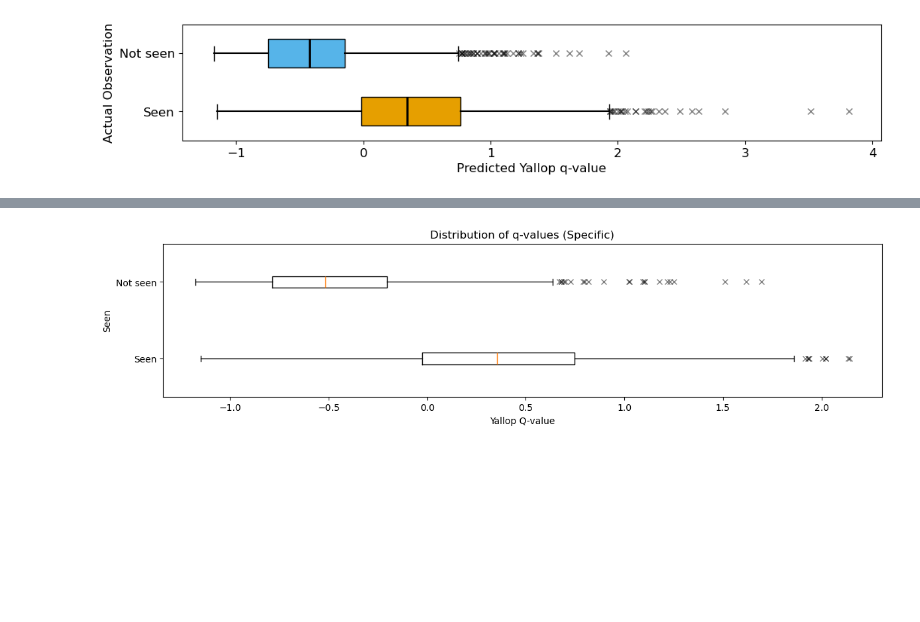
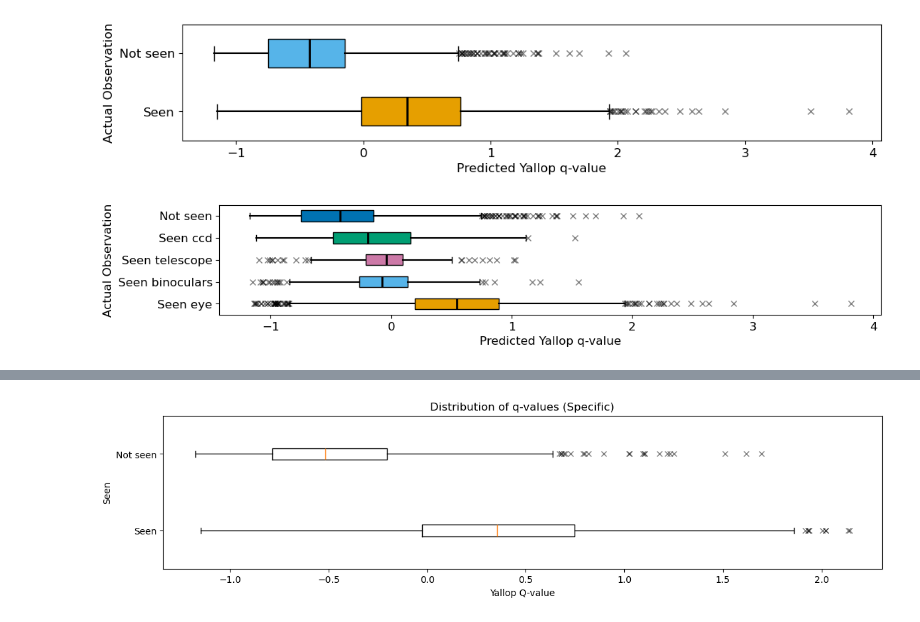
Before and after one commit to EmmaAlexander/mphys-moon, a Jupyter notebook: Code/Neil_moon_sightings_visualisation.ipynb, the cells around one changed output, grey strips where cells are left out. Saved outputs shown, nothing was run; the diff lists cells and outputs as text; code cells hidden in the pictures; blank space fills up the shorter version.

```diff
--- a/Code/Neil_moon_sightings_visualisation.ipynb
+++ b/Code/Neil_moon_sightings_visualisation.ipynb
@@ -171,7 +171,7 @@ plt.show()
 if colourblind:
     #colours = ["#0072B2","#E69F00","#CC79A7","#56B4E9","#009E73" ]
     #colours = ["mediumblue","orange", "orchid","deepskyblue", "mediumaquamarine"]
-    piecolours = ["orange","deepskyblue","orchid", "mediumaquamarine","mediumblue"]
+    #piecolours = ["orange","deepskyblue","orchid", "mediumaquamarine","mediumblue"]
     piecolours = ["#E69F00", "#56B4E9","#CC79A7","#009E73" ,"#0072B2"]
 else:
     piecolours = colours
@@ -380,3 +380,45 @@ ax.tick_params(axis='both', which='minor', labelsize=10)
 plt.show()
 # %% [output]
 [figure]
+# %%
+seen_eye = data["q'"][data["Method"]=="Seen_eye"]
+seen_binoculars = data["q'"][data["Method"]=="Seen_binoculars"]
+seen_telescope = data["q'"][data["Method"]=="Seen_telescope"]
+seen_ccd = data["q'"][data["Method"]=="Seen_ccd"]
+not_seen_q_values = data["q'"][data["Seen"]=="Not_seen"]
+
+fig = plt.figure(figsize=(12,2))
+ax = fig.add_subplot(1,1,1)
+
+bp = ax.boxplot([seen_eye,seen_binoculars,seen_telescope,seen_ccd,not_seen_q_values],vert = 0,widths = 0.5,patch_artist=True)
+
+for flier in bp['fliers']:
+    flier.set(marker ='x',
+              color ='black',
+              alpha = 0.5)
+
+for i, box in enumerate(bp['boxes']):
+    num_boxes = len(data)
+    box.set_facecolor(piecolours[i])
+    box.set_edgecolor("black")
+
+for i,median in enumerate(bp['medians']):
+    colour = "black"
+    median.set(color=colour, linewidth=2)
+
+for i,whisker in enumerate(bp['whiskers']):
+    if i % 2 != 0:
+        i-=1
+    colour = "black"
+    whisker.set(color=colour, linewidth=1.5)  # Set color and width for the whiskers
+
+
+#ax.set_title("Distribution of q-values (All)")
+ax.set_ylabel("Actual Observation",fontsize=12)
+ax.set_xlabel("Predicted Yallop q-value",fontsize=12)
+ax.set_yticklabels(['Seen eye',"Seen binoculars","Seen telescope","Seen ccd", 'Not seen'],fontsize=12)
+ax.tick_params(axis='both', which='major', labelsize=12)
+ax.tick_params(axis='both', which='minor', labelsize=10)
+plt.show()
+# %% [output]
+[figure, added]
```
Also changed, not shown: parts of 2 cells of this notebook, 8 other files.
